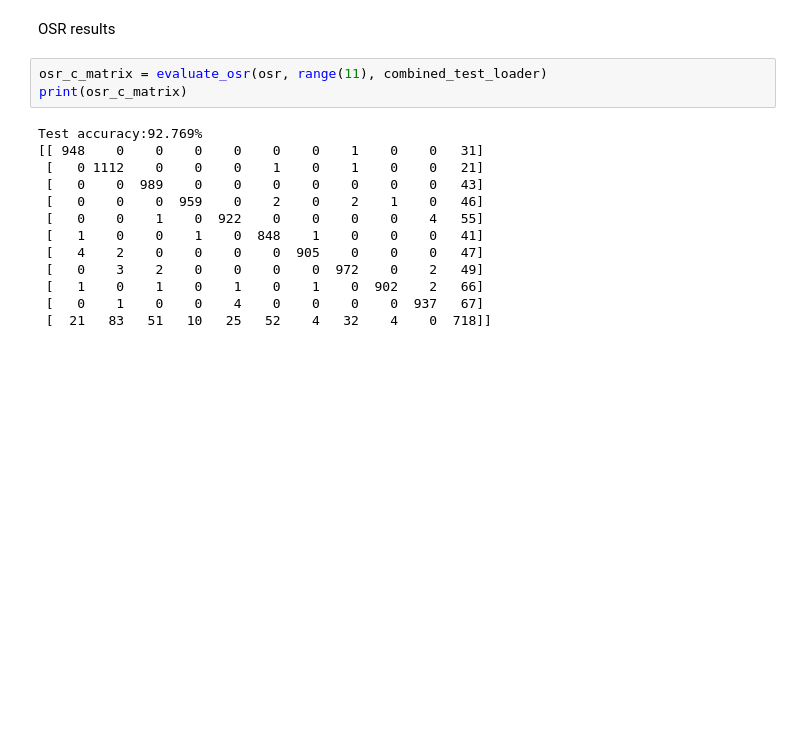
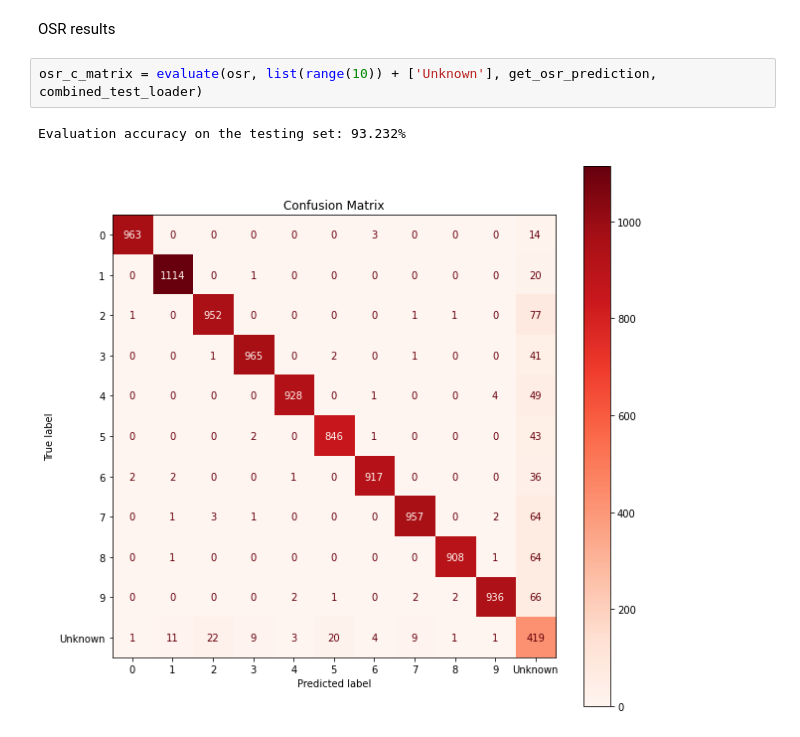
Before and after one commit to PanEyal/GMDL_Class, a Jupyter notebook: Project/GMDL_Final_Project.ipynb, the cells around one changed output. Saved outputs shown, nothing was run; the diff lists cells and outputs as text; blank space fills up the shorter version.

```diff
--- a/Project/GMDL_Final_Project.ipynb
+++ b/Project/GMDL_Final_Project.ipynb
@@ -537,18 +396,7 @@ Test accuracy:92.723%
 # %% [markdown]
 OSR results
 # %%
-osr_c_matrix = evaluate_osr(osr, range(11), combined_test_loader)
-print(osr_c_matrix)
+osr_c_matrix = evaluate(osr, list(range(10)) + ['Unknown'], get_osr_prediction, combined_test_loader)
 # %% [output]
-Test accuracy:92.769%
-[[ 948    0    0    0    0    0    0    1    0    0   31]
- [   0 1112    0    0    0    1    0    1    0    0   21]
- [   0    0  989    0    0    0    0    0    0    0   43]
- [   0    0    0  959    0    2    0    2    1    0   46]
- [   0    0    1    0  922    0    0    0    0    4   55]
- [   1    0    0    1    0  848    1    0    0    0   41]
- [   4    2    0    0    0    0  905    0    0    0   47]
- [   0    3    2    0    0    0    0  972    0    2   49]
- [   1    0    1    0    1    0    1    0  902    2   66]
- [   0    1    0    0    4    0    0    0    0  937   67]
- [  21   83   51   10   25   52    4   32    4    0  718]]
+Evaluation accuracy on the testing set: 93.232%
+[figure, added]
```
Also changed, not shown: parts of 31 cells of this notebook.
